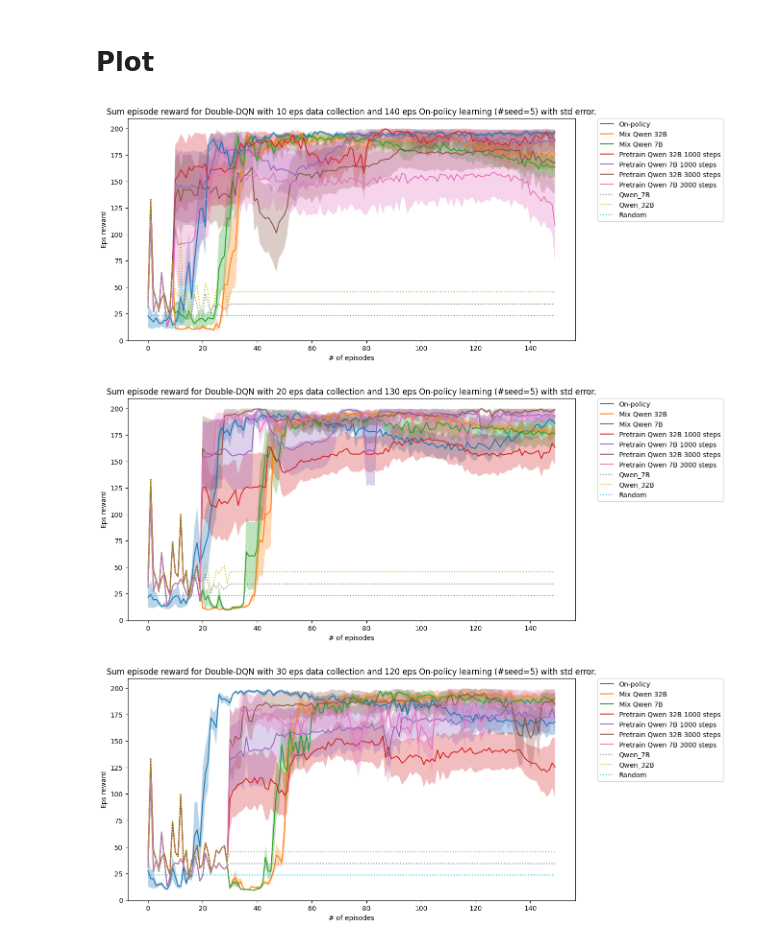
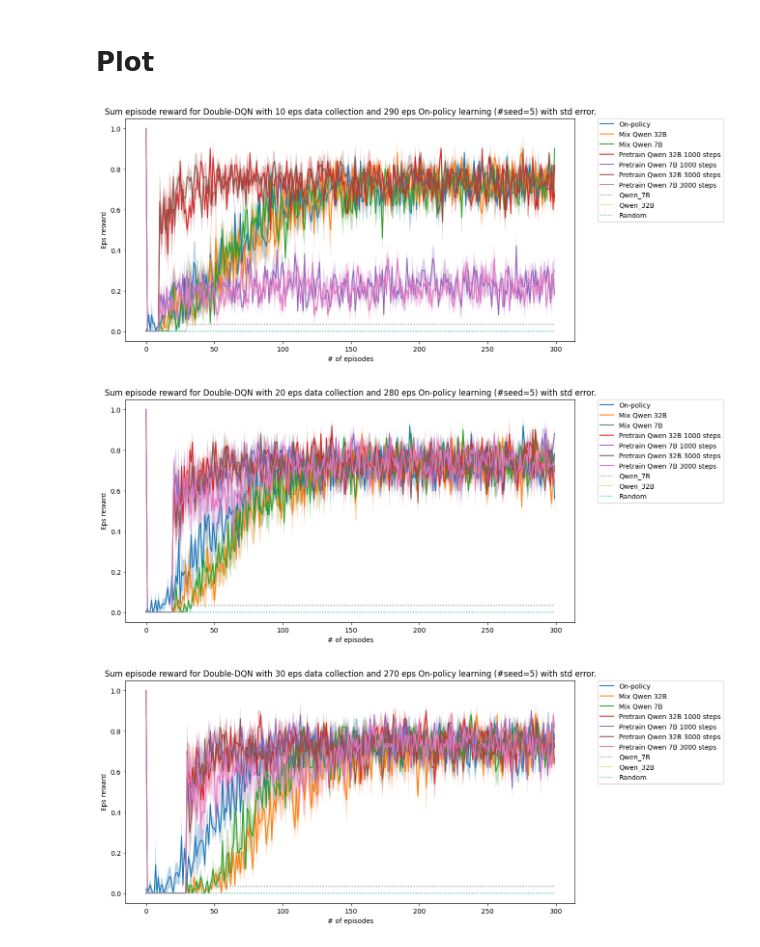
Before and after one commit to duongnhatthang/LlamaGym, a Jupyter notebook: visualization_split.ipynb, the cells around one changed output. Saved outputs shown, nothing was run; the diff lists cells and outputs as text; code cells hidden in the pictures.

Commit message:
New FrozenLake online run

```diff
--- a/visualization_split.ipynb
+++ b/visualization_split.ipynb
@@ -9,14 +9,14 @@ from env.atari.represented_atari_game import GymCompatWrapper2
 from online_main import OneHotWrapper
 
 hyperparams = {
-        "env": "CartPole-v0", #"CartPole-v0", # "Acrobot-v0", "MountainCar-v0", "FrozenLake-v1", "CliffWalking-v0", "Taxi-v3", "RepresentedPong-v0"
+        "env": "FrozenLake-v1", #"CartPole-v0", # "Acrobot-v0", "MountainCar-v0", "FrozenLake-v1", "CliffWalking-v0", "Taxi-v3", "RepresentedPong-v0"
         "seed": 42069,
         "n_episodes": 100,#5000,
         "max_episode_len": 200, # Around 10h per 100k steps in Leviathan server
         "eps": 0.1,  # epsilon for exploration
         "n_exp": 5,
         "n_pretrain_eps": 30,
-        "n_online_eps": 120, #10-290 for mountainCar, 30-120 for CartPole
+        "n_online_eps": 270, #10-290 for mountainCar, 30-120 for CartPole
         "gpu": True, # True if use GPU to train with d3rlpy
         "buffer_size": 100000, #Test with 100k, 200k, 500k. 1M might be too much
         "data_path": None,#'data/CartPole_Qwen2.5-7B-Instruct_Neps_10_20250406040150.pkl',
@@ -46,11 +44,15 @@ d3rlpy.envs.seed_env(eval_env, hyperparams["seed"])
 # %% [markdown]
 ### Static/pretrain data
 # %%
-# This is the CartPole-v0 llm data with 0.1 eps
-with open(f"data/{hyperparams['env'].split('-')[0]}_Qwen2.5-7B-Instruct_Neps_{hyperparams['n_pretrain_eps']}_20250409023954E.pkl", 'rb') as file:
+with open(f"data/{hyperparams['env'].split('-')[0]}_Qwen2.5-7B-Instruct_Neps_{hyperparams['n_pretrain_eps']}_20250412075104.pkl", 'rb') as file: #FrozenLake
+# with open(f"data/{hyperparams['env'].split('-')[0]}_Qwen2.5-7B-Instruct_Neps_{hyperparams['n_pretrain_eps']}_20250411000858.pkl", 'rb') as file: #FrozenLakeBug
+# with open(f"data/{hyperparams['env'].split('-')[0]}_Qwen2.5-7B-Instruct_Neps_{hyperparams['n_pretrain_eps']}_20250410211529.pkl", 'rb') as file: #CartPole
+# with open(f"data/{hyperparams['env'].split('-')[0]}_Qwen2.5-7B-Instruct_Neps_{hyperparams['n_pretrain_eps']}_20250409023954E.pkl", 'rb') as file: #CartPoleE
     Qwen_7B_dataset = pickle.load(file)
-
-with open(f"data/{hyperparams['env'].split('-')[0]}_Qwen2.5-32B-Instruct_Neps_{hyperparams['n_pretrain_eps']}_20250409124533E.pkl", 'rb') as file:
+with open(f"data/{hyperparams['env'].split('-')[0]}_Qwen2.5-32B-Instruct_Neps_{hyperparams['n_pretrain_eps']}_20250412120230.pkl", 'rb') as file: #FrozenLake
+# with open(f"data/{hyperparams['env'].split('-')[0]}_Qwen2.5-32B-Instruct_Neps_{hyperparams['n_pretrain_eps']}_20250411030422.pkl", 'rb') as file: #FrozenLakeBug
+# with open(f"data/{hyperparams['env'].split('-')[0]}_Qwen2.5-32B-Instruct_Neps_{hyperparams['n_pretrain_eps']}_20250412032827.pkl", 'rb') as file: #CartPole
+# with open(f"data/{hyperparams['env'].split('-')[0]}_Qwen2.5-32B-Instruct_Neps_{hyperparams['n_pretrain_eps']}_20250409124533E.pkl", 'rb') as file: #CartPoleE
     Qwen_32B_dataset = pickle.load(file)
 
 Qwen_32B_rewards = []
@@ -191,27 +193,30 @@ def cache_to_arrays(cache, mean_random, Qwen_7B, Qwen_32B):
 # %%
 hyperparams["n_pretrain_eps"]=10
 hyperparams["n_online_eps"]=150-hyperparams["n_pretrain_eps"]
-with open(f"data/cache_{hyperparams['env'].split('-')[0]}_Neps_{hyperparams['n_pretrain_eps']}_withEps.pkl", 'rb') as file:
+with open(f"data/cache_{hyperparams['env'].split('-')[0]}_Neps_{hyperparams['n_pretrain_eps']}.pkl", 'rb') as file: #CartPoleE
+# with open(f"data/cache_{hyperparams['env'].split('-')[0]}_Neps_{hyperparams['n_pretrain_eps']}_withEps.pkl", 'rb') as file: #CartPoleE
     cache10 = pickle.load(file)
 out_dict10 = cache_to_arrays(cache10, mean_random, Qwen_7B, Qwen_32B)
 # %% [output]
-[figure, old version]
+[figure, new version]
 # %%
 hyperparams["n_pretrain_eps"]=20
 hyperparams["n_online_eps"]=150-hyperparams["n_pretrain_eps"]
-with open(f"data/cache_{hyperparams['env'].split('-')[0]}_Neps_{hyperparams['n_pretrain_eps']}_withEps.pkl", 'rb') as file:
+with open(f"data/cache_{hyperparams['env'].split('-')[0]}_Neps_{hyperparams['n_pretrain_eps']}.pkl", 'rb') as file: #CartPoleE
+# with open(f"data/cache_{hyperparams['env'].split('-')[0]}_Neps_{hyperparams['n_pretrain_eps']}_withEps.pkl", 'rb') as file: #CartPoleE
     cache20 = pickle.load(file)
 out_dict20 = cache_to_arrays(cache20, mean_random, Qwen_7B, Qwen_32B)
 # %% [output]
-[figure, old version]
+[figure, new version]
 # %%
 hyperparams["n_pretrain_eps"]=30
 hyperparams["n_online_eps"]=150-hyperparams["n_pretrain_eps"]
-with open(f"data/cache_{hyperparams['env'].split('-')[0]}_Neps_{hyperparams['n_pretrain_eps']}_withEps.pkl", 'rb') as file:
+with open(f"data/cache_{hyperparams['env'].split('-')[0]}_Neps_{hyperparams['n_pretrain_eps']}.pkl", 'rb') as file: #CartPoleE
+# with open(f"data/cache_{hyperparams['env'].split('-')[0]}_Neps_{hyperparams['n_pretrain_eps']}_withEps.pkl", 'rb') as file: #CartPoleE
     cache30 = pickle.load(file)
 out_dict30 = cache_to_arrays(cache30, mean_random, Qwen_7B, Qwen_32B)
 # %% [output]
-[figure, old version]
+[figure, new version]
 # %%
 fig, axs = plt.subplots(2, 2, figsize=(16, 12))
 x = range(hyperparams["n_pretrain_eps"] + hyperparams["n_online_eps"])
```
Also changed, not shown: parts of 4 cells of this notebook, 2 other files.
